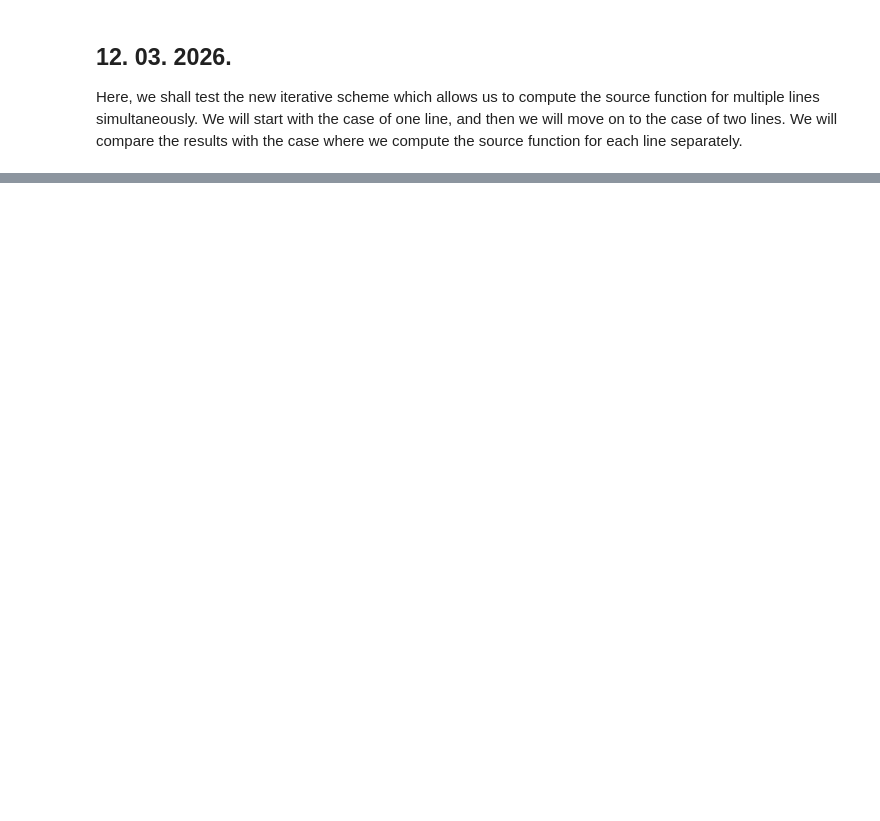
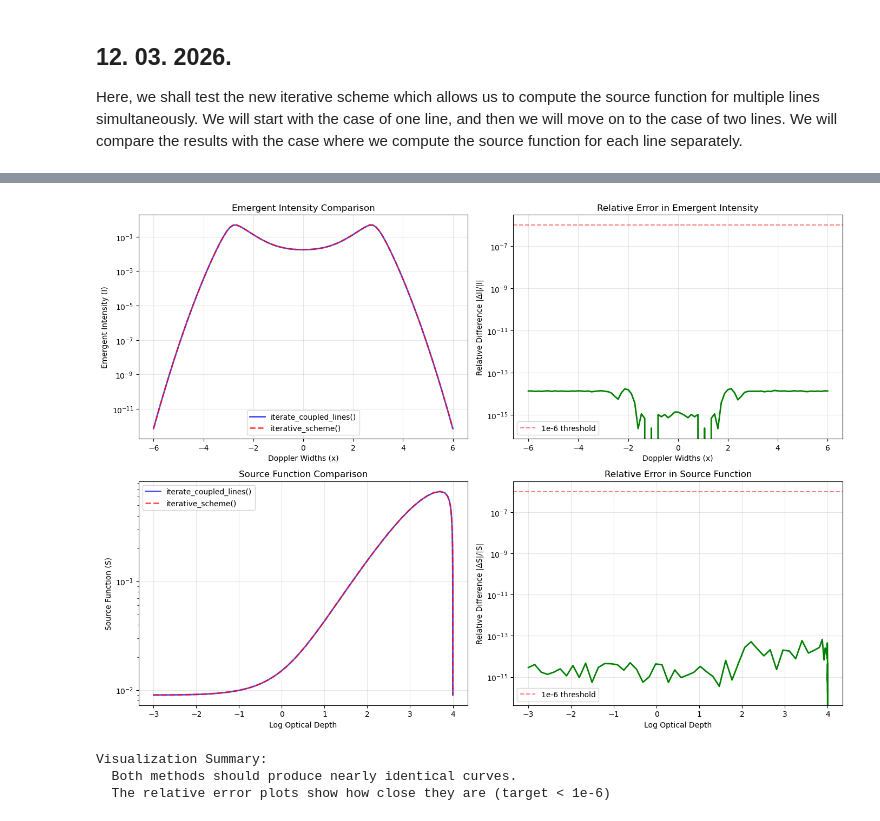
Before and after one commit to ivanzmilic/2lvl_nlte, a Jupyter notebook: slab_experiments/Mihalas_nlte.ipynb, the cells around one changed output, grey strips where cells are left out. Cells and saved outputs as stored; diff of their text form; code cells hidden in the pictures; blank space fills up the shorter version.

```diff
--- a/slab_experiments/Mihalas_nlte.ipynb
+++ b/slab_experiments/Mihalas_nlte.ipynb
@@ -838,0 +896,58 @@ plt.show()
+# %%
+# Visualization: Compare the two methods side-by-side
+fig, axes = plt.subplots(2, 2, figsize=(14, 10))
+
+# Plot 1: Emergent Intensity comparison
+ax = axes[0, 0]
+ax.plot(slab_test_good.x_values, I_coupled, 'b-', label='iterate_coupled_lines()', linewidth=2, alpha=0.7)
+ax.plot(slab_test_new.x_values, I_scheme, 'r--', label='iterative_scheme()', linewidth=2, alpha=0.7)
+ax.set_xlabel('Doppler Widths (x)')
+ax.set_ylabel('Emergent Intensity (I)')
+ax.set_title('Emergent Intensity Comparison')
+ax.legend()
+ax.grid(True, alpha=0.3)
+ax.set_yscale('log')
+
+# Plot 2: Emergent Intensity difference (relative)
+ax = axes[0, 1]
+rel_diff_I = (I_scheme - I_coupled) / np.where(np.abs(I_coupled) > 1e-20, I_coupled, 1e-20)
+ax.semilogy(slab_test_new.x_values, np.abs(rel_diff_I), 'g-', linewidth=2)
+ax.set_xlabel('Doppler Widths (x)')
+ax.set_ylabel('Relative Difference |ΔI|/|I|')
+ax.set_title('Relative Error in Emergent Intensity')
+ax.grid(True, alpha=0.3)
+ax.axhline(y=1e-6, color='r', linestyle='--', alpha=0.5, label='1e-6 threshold')
+ax.legend()
+
+# Plot 3: Source Function comparison
+ax = axes[1, 0]
+ax.semilogy(np.log10(slab_test_good.tau), S_coupled, 'b-', label='iterate_coupled_lines()', linewidth=2, alpha=0.7)
+ax.semilogy(np.log10(slab_test_new.tau), S_scheme, 'r--', label='iterative_scheme()', linewidth=2, alpha=0.7)
+ax.set_xlabel('Log Optical Depth')
+ax.set_ylabel('Source Function (S)')
+ax.set_title('Source Function Comparison')
+ax.legend()
+ax.grid(True, alpha=0.3)
+
+# Plot 4: Source Function difference (relative)
+ax = axes[1, 1]
+rel_diff_S = (S_scheme - S_coupled) / np.where(np.abs(S_coupled) > 1e-20, S_coupled, 1e-20)
+ax.semilogy(np.log10(slab_test_new.tau), np.abs(rel_diff_S), 'g-', linewidth=2)
+ax.set_xlabel('Log Optical Depth')
+ax.set_ylabel('Relative Difference |ΔS|/|S|')
+ax.set_title('Relative Error in Source Function')
+ax.grid(True, alpha=0.3)
+ax.axhline(y=1e-6, color='r', linestyle='--', alpha=0.5, label='1e-6 threshold')
+ax.legend()
+
+plt.tight_layout()
+plt.show()
+
+print("\nVisualization Summary:")
+print(f"  Both methods should produce nearly identical curves.")
+print(f"  The relative error plots show how close they are (target < 1e-6)")
+# %% [output]
+[figure, added]
+Visualization Summary:
+  Both methods should produce nearly identical curves.
+  The relative error plots show how close they are (target < 1e-6)
```
Also changed, not shown: parts of 20 cells of this notebook, 1 other file.
